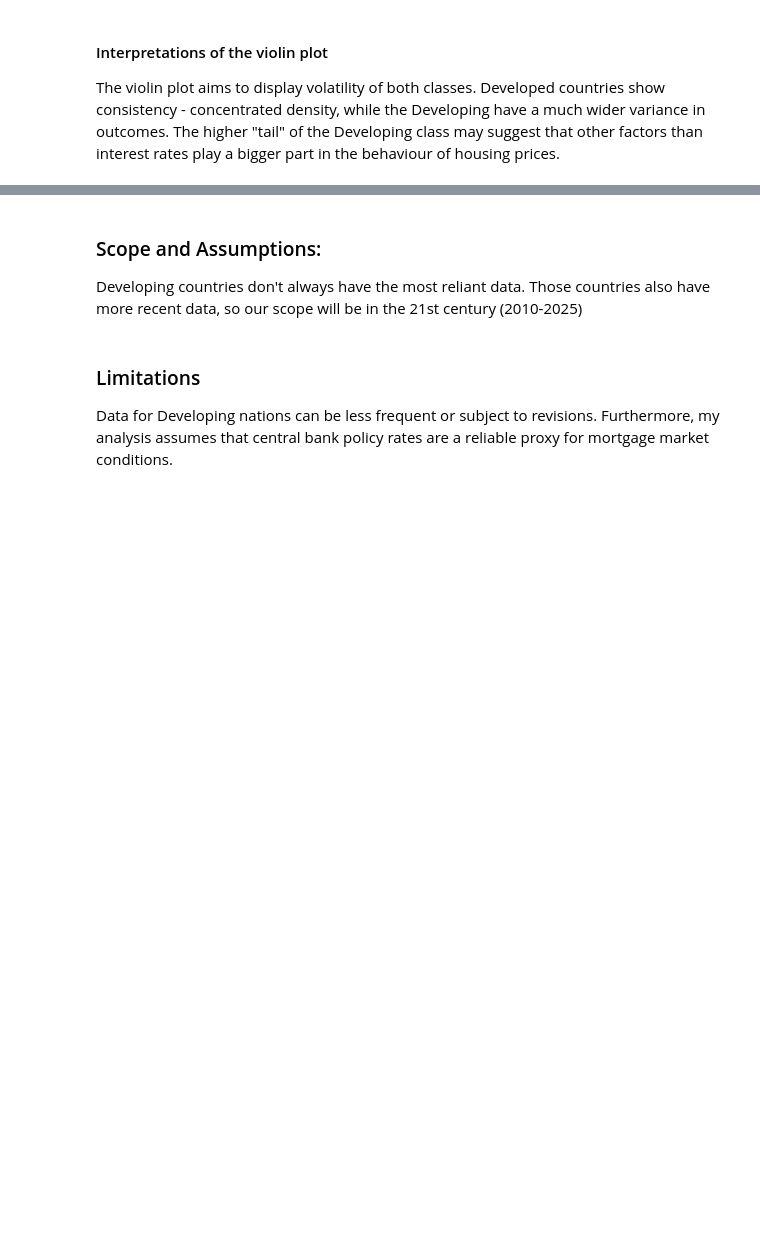
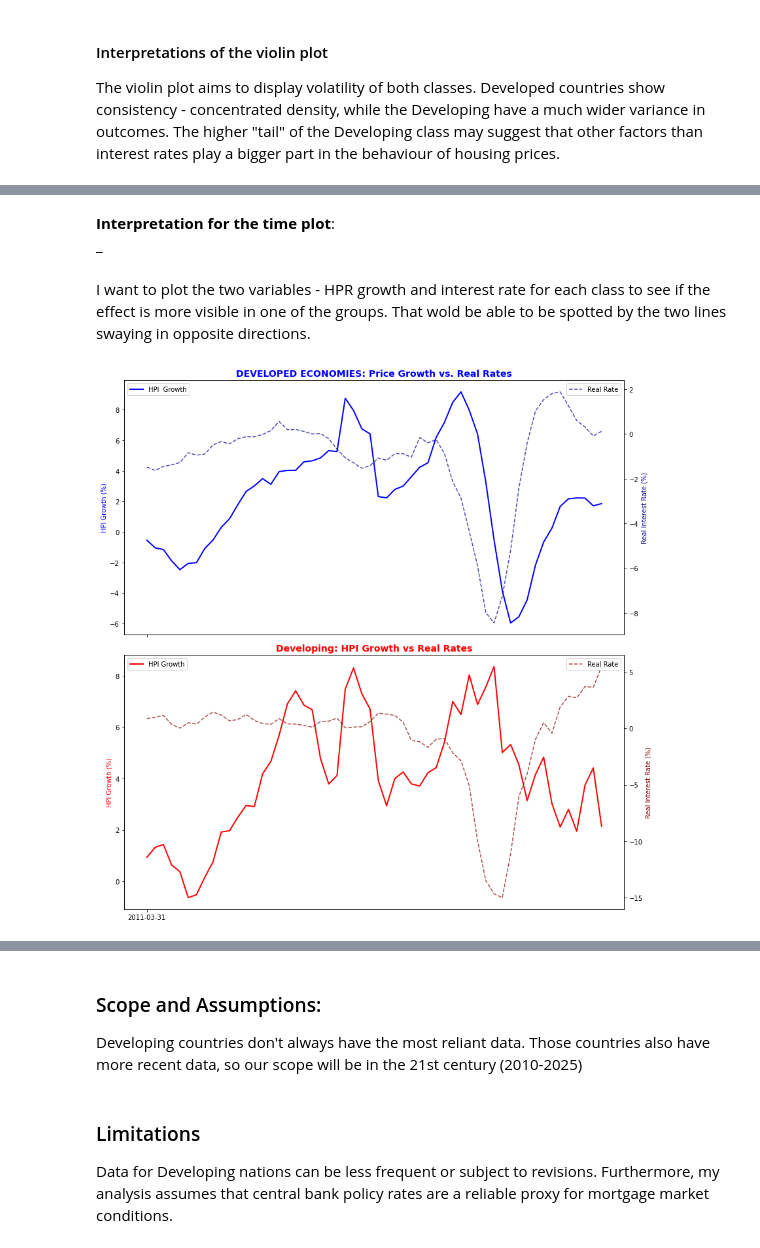
Before and after one commit to SiyanaVel19/Final_project_SU_2026, a Jupyter notebook: Project_analysis.ipynb, the cells around one changed output, grey strips where cells are left out. Saved outputs shown, nothing was run; the diff lists cells and outputs as text; code cells hidden in the pictures; blank space fills up the shorter version.

```diff
--- a/Project_analysis.ipynb
+++ b/Project_analysis.ipynb
@@ -317,0 +319,44 @@ plt.show()
+# %% [markdown]
+**Interpretation for the time plot**:
+_
+# %% [markdown]
+I want to plot the two variables - HPR growth and interest rate for each class to see if the effect is more visible in one of the groups. That wold be able to be spotted by the two lines swaying in opposite directions.
+# %%
+#Averages for each class
+averages_class = Project_Data.groupby(['Quarter','Class'])[['HPI_Growth', 'Real_Rate']].mean().reset_index()
+
+# two subplots
+fig, (ax1,ax2) = plt.subplots(2,1,figsize = (12,12),sharex = True)
+
+#1st subplot - Developed
+developed_data = averages_class[averages_class['Class'] == 'Developed']
+ax1.plot(developed_data['Quarter'],developed_data['HPI_Growth'], color = 'blue', label = 'HPI  Growth', linewidth = 2)
+ax1_twin = ax1.twinx()
+ax1_twin.plot(developed_data['Quarter'], developed_data['Real_Rate'], color='darkblue', label='Real Rate', linestyle='--', alpha=0.7)
+
+#looks
+ax1.set_title('DEVELOPED ECONOMIES: Price Growth vs. Real Rates', fontsize=14, fontweight='bold', color='blue')
+ax1.set_ylabel('HPI Growth (%)', color='blue')
+ax1_twin.set_ylabel('Real Interest Rate (%)', color='darkblue')
+ax1.legend(loc='upper left')
+ax1_twin.legend(loc='upper right')
+
+#2nd plot - developing
+developing_data = averages_class[averages_class['Class'] == 'Developing']
+ax2.plot(developing_data['Quarter'], developing_data['HPI_Growth'], color='red', label='HPI Growth', linewidth=2)
+ax2_twin = ax2.twinx()
+ax2_twin.plot(developing_data['Quarter'], developing_data['Real_Rate'], color='darkred', label='Real Rate', linestyle='--', alpha=0.7)
+
+#looks
+ax2.set_title('Developing: HPI Growth vs Real Rates', fontsize=14, fontweight='bold', color='red')
+ax2.set_ylabel('HPI Growth (%)', color='red')
+ax2_twin.set_ylabel('Real Interest Rate (%)', color='darkred')
+ax2.legend(loc='upper left')
+ax2_twin.legend(loc='upper right')
+
+ax2.xaxis.set_major_locator(mdates.YearLocator(2))
+
+plt.tight_layout()
+plt.show()
+# %% [output]
+[figure, added]
```
Also changed, not shown: parts of 8 cells of this notebook.
